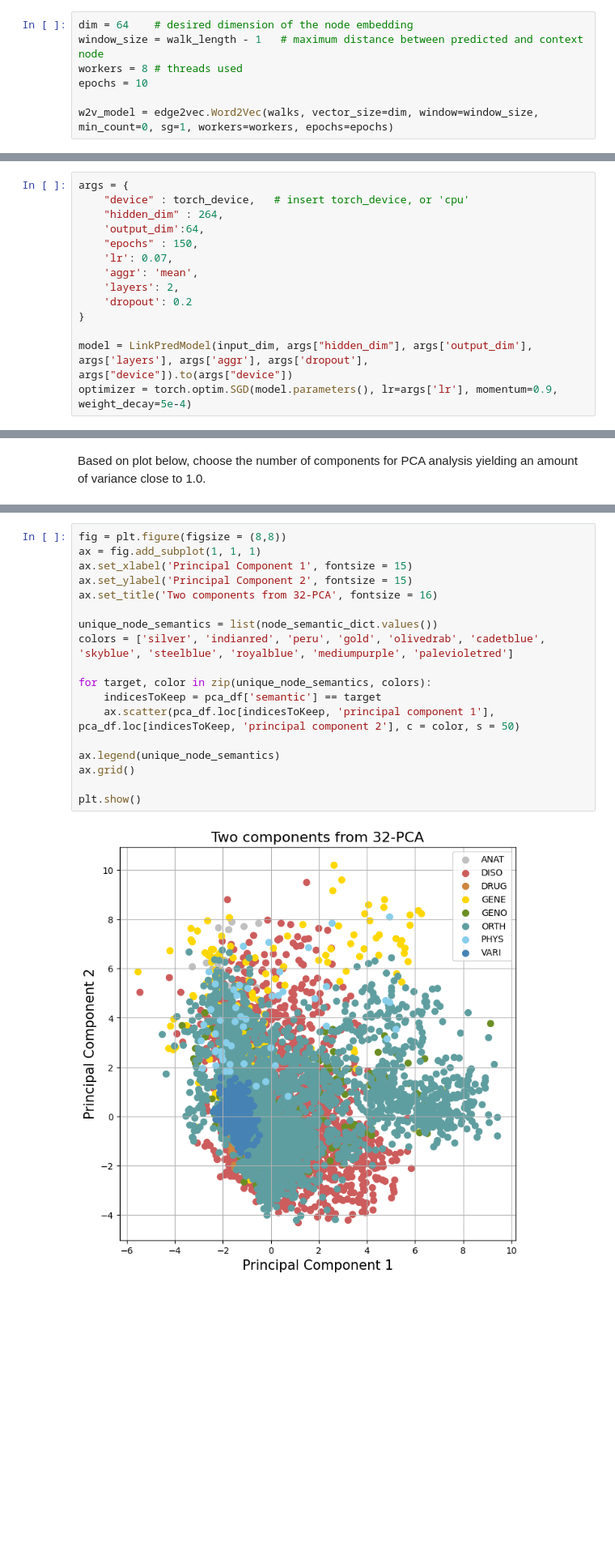
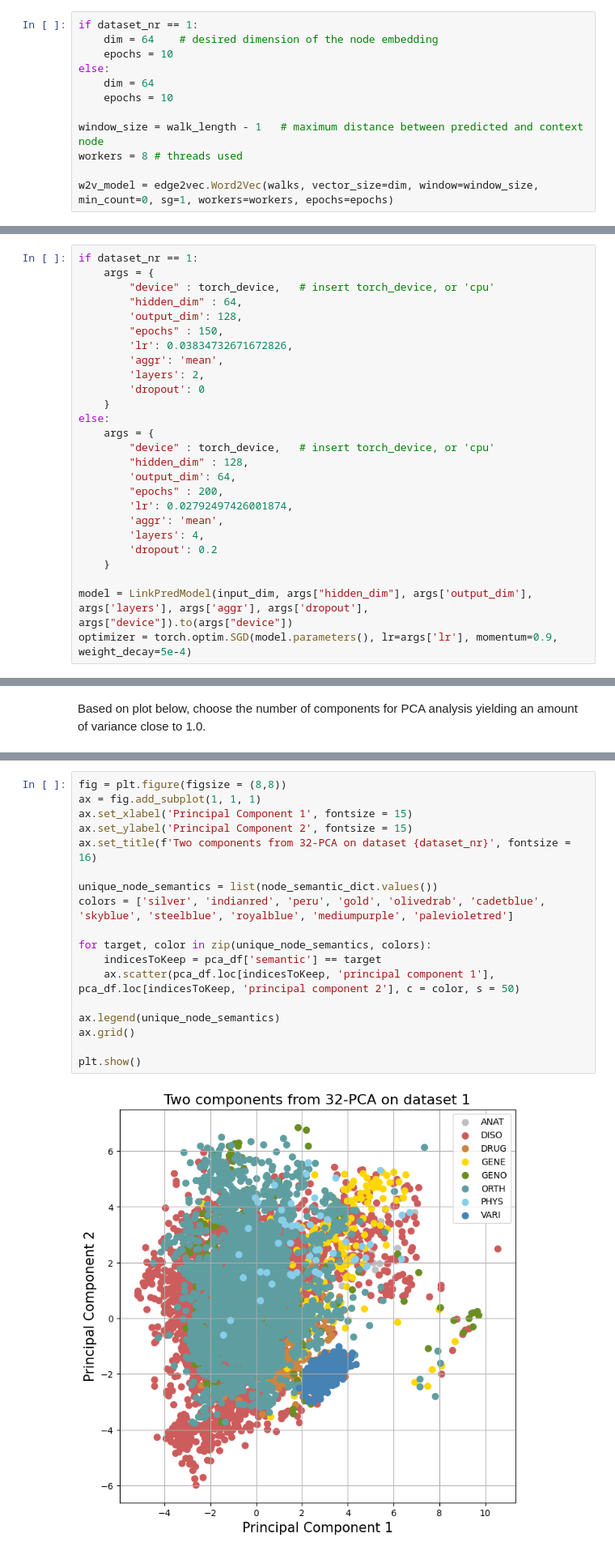
Before and after one commit to rosazwart/XAIFO-ThesisProject, a Jupyter notebook: predictor.ipynb, the cells around one changed output, grey strips where cells are left out. Shown at 81% size. Drawn from its saved outputs; the diff is of its cells as text; blank space fills up the shorter version.

```diff
--- a/predictor.ipynb
+++ b/predictor.ipynb
@@ -401,10 +419,15 @@ Walk iteration:
 # %% [markdown]
 Generate node embeddings using Word2Vec (skip-gram model) with as input the generated walks
 # %%
-dim = 64    # desired dimension of the node embedding
+if dataset_nr == 1:
+    dim = 64    # desired dimension of the node embedding
+    epochs = 10
+else:
+    dim = 64
+    epochs = 10
+
 window_size = walk_length - 1   # maximum distance between predicted and context node
 workers = 8 # threads used
-epochs = 10
 
 w2v_model = edge2vec.Word2Vec(walks, vector_size=dim, window=window_size, min_count=0, sg=1, workers=workers, epochs=epochs)
 # %% [markdown]
@@ -682,16 +712,28 @@ def test(model, dataloader, args):
 # %% [markdown]
 Train GNN with predefined arguments
 # %%
-args = {
-    "device" : torch_device,   # insert torch_device, or 'cpu'
-    "hidden_dim" : 264,
-    'output_dim':64,
-    "epochs" : 150,
-    'lr': 0.07,
-    'aggr': 'mean',
-    'layers': 2,
-    'dropout': 0.2
-}
+if dataset_nr == 1:
+    args = {
+        "device" : torch_device,   # insert torch_device, or 'cpu'
+        "hidden_dim" : 64,
+        'output_dim': 128,
+        "epochs" : 150,
+        'lr': 0.03834732671672826,
+        'aggr': 'mean',
+        'layers': 2,
+        'dropout': 0
+    }
+else:
+    args = {
+        "device" : torch_device,   # insert torch_device, or 'cpu'
+        "hidden_dim" : 128,
+        'output_dim': 64,
+        "epochs" : 200,
+        'lr': 0.02792497426001874,
+        'aggr': 'mean',
+        'layers': 4,
+        'dropout': 0.2
+    }
 
 model = LinkPredModel(input_dim, args["hidden_dim"], args['output_dim'], args['layers'], args['aggr'], args['dropout'], args["device"]).to(args["device"])
 optimizer = torch.optim.SGD(model.parameters(), lr=args['lr'], momentum=0.9, weight_decay=5e-4)
@@ -1119,23 +1097,23 @@ pca_df
 # %%
 fig = plt.figure(figsize = (8,8))
 ax = fig.add_subplot(1, 1, 1)
 ax.set_xlabel('Principal Component 1', fontsize = 15)
 ax.set_ylabel('Principal Component 2', fontsize = 15)
-ax.set_title('Two components from 32-PCA', fontsize = 16)
+ax.set_title(f'Two components from 32-PCA on dataset {dataset_nr}', fontsize = 16)
 
 unique_node_semantics = list(node_semantic_dict.values())
 colors = ['silver', 'indianred', 'peru', 'gold', 'olivedrab', 'cadetblue', 'skyblue', 'steelblue', 'royalblue', 'mediumpurple', 'palevioletred']
 
 for target, color in zip(unique_node_semantics, colors):
     indicesToKeep = pca_df['semantic'] == target
     ax.scatter(pca_df.loc[indicesToKeep, 'principal component 1'], pca_df.loc[indicesToKeep, 'principal component 2'], c = color, s = 50)
 
 ax.legend(unique_node_semantics)
 ax.grid()
 
 plt.show()
 # %% [output]
-[figure, old version]
+[figure, new version]
 # %% [markdown]
 ### t-SNE
 # %%
```
Also changed, not shown: parts of 52 cells of this notebook, 14 other files.
